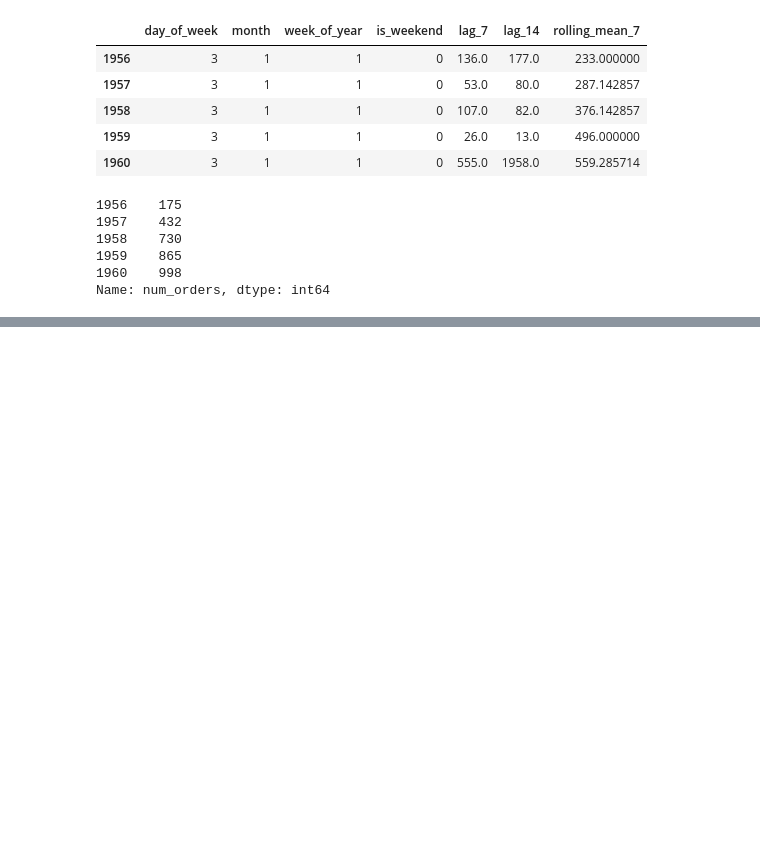
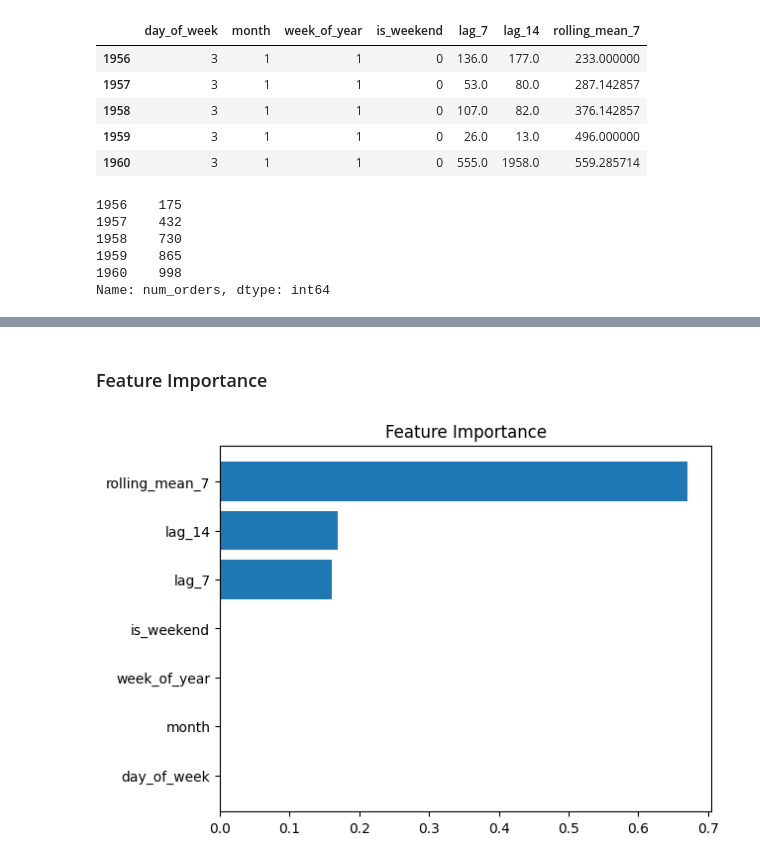
Before and after one commit to Shivam7410/ai-restaurant-demand-forecasting-system, a Jupyter notebook: notebooks/Project3.ipynb, the cells around one changed output, grey strips where cells are left out. Cells and saved outputs as stored; diff of their text form; code cells hidden in the pictures; blank space fills up the shorter version.

```diff
--- a/notebooks/Project3.ipynb
+++ b/notebooks/Project3.ipynb
@@ -153,0 +215,8 @@ X_train, X_test, y_train, y_test = train_test_split(X, y, test_size=0.2, random_
+# %% [markdown]
+### Feature Importance
+# %%
+plt.barh(features, model.feature_importances_)
+plt.title("Feature Importance")
+plt.show()
+# %% [output]
+[figure, added]
```
Also changed, not shown: parts of 12 cells of this notebook.
